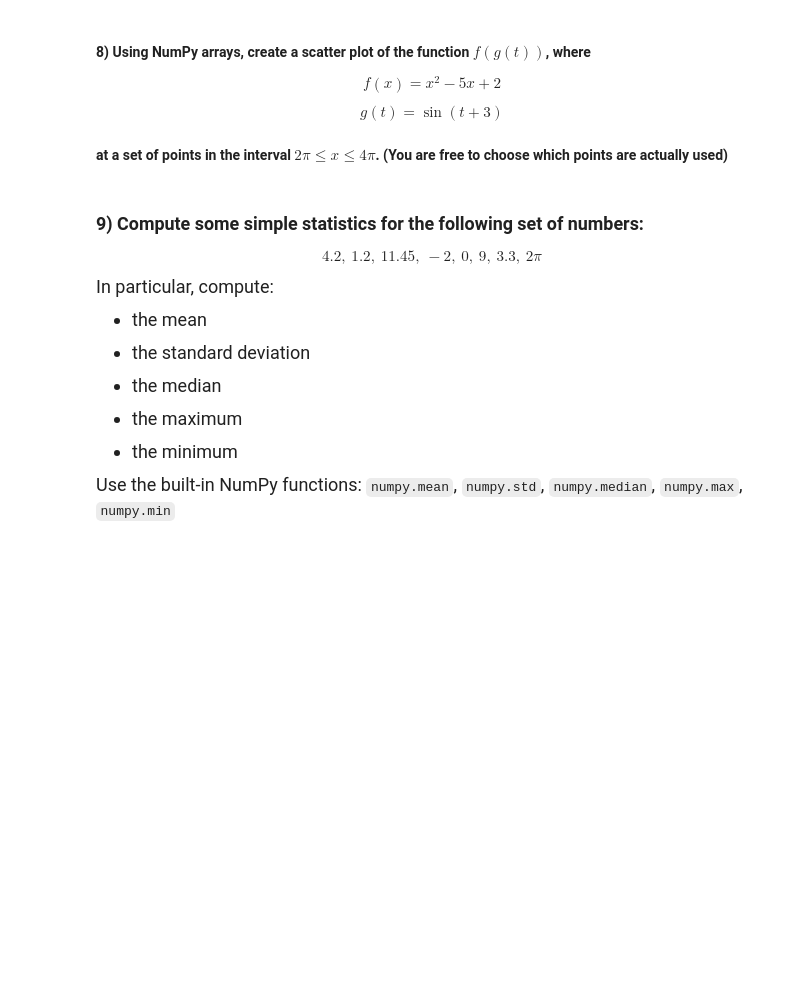
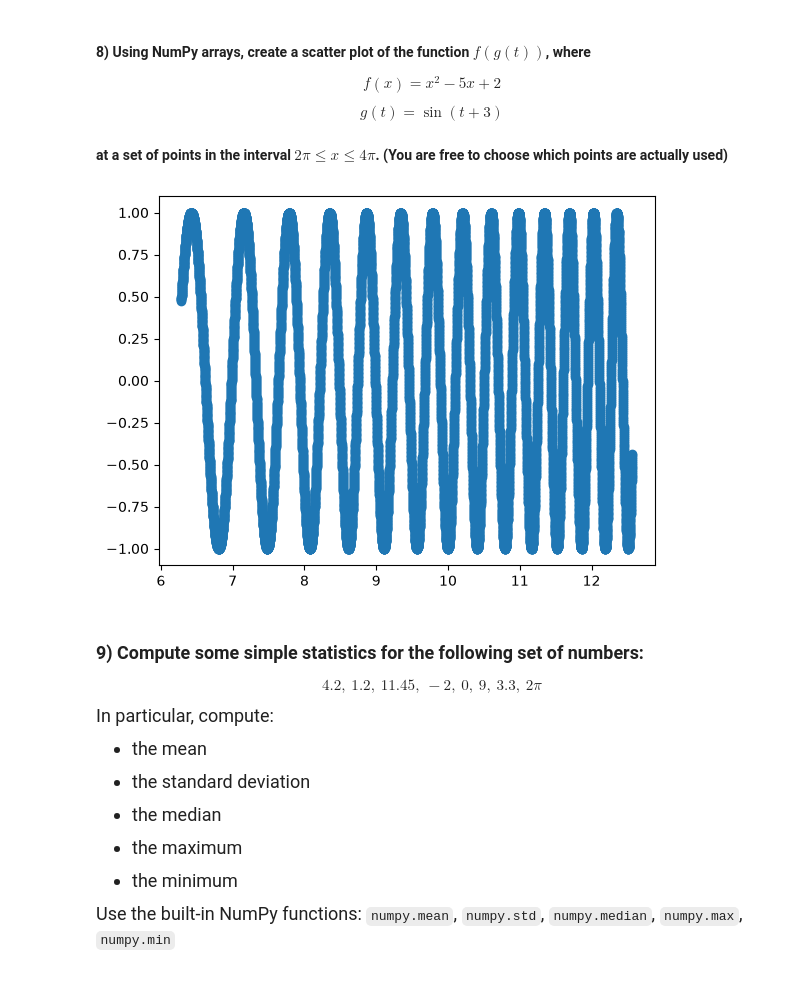
Before and after one commit to aashviagarwal/datasci151fall2026, a Jupyter notebook: lecture_04_other_sequence_objects/Lecture04 classnotes.ipynb, the cells around one changed output. Saved outputs shown, nothing was run; the diff lists cells and outputs as text; code cells hidden in the pictures; blank space fills up the shorter version.

```diff
--- a/lecture_04_other_sequence_objects/Lecture04 classnotes.ipynb
+++ b/lecture_04_other_sequence_objects/Lecture04 classnotes.ipynb
@@ -600,6 +668,14 @@ $$ g(t) = \sin(t + 3) $$
 #### at a set of points in the interval $2\pi \leq x \leq 4\pi$. (You are free to choose which points are actually used)
 # %%
 # your code here
+
+x = np.linspace(2*np.pi, 4*np.pi, 10000)
+g = np.sin(((x**2) -(5*x) + 2) + 3)
+
+plt.scatter(x = x, y = g)
+plt.show()
+# %% [output]
+[figure, added]
 # %% [markdown]
 ### **9)** Compute some simple statistics for the following set of numbers:
 
```
Also changed, not shown: parts of 11 cells of this notebook, 1 other file.
